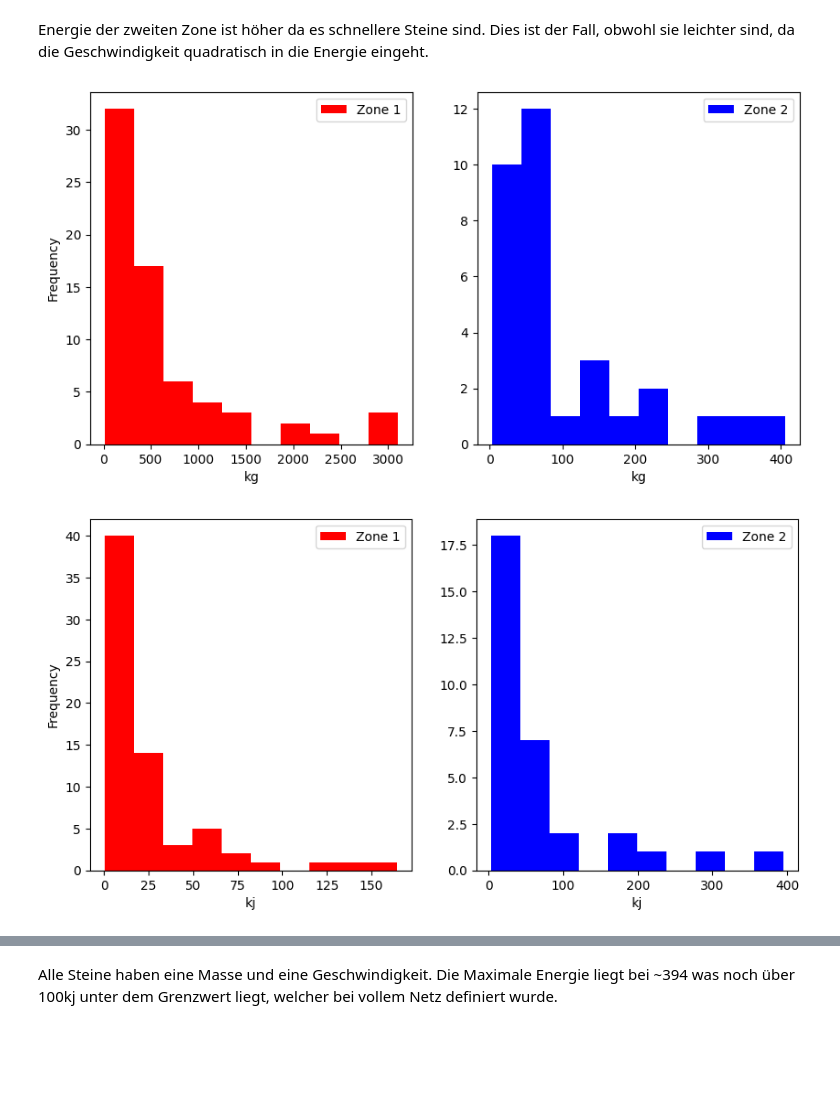
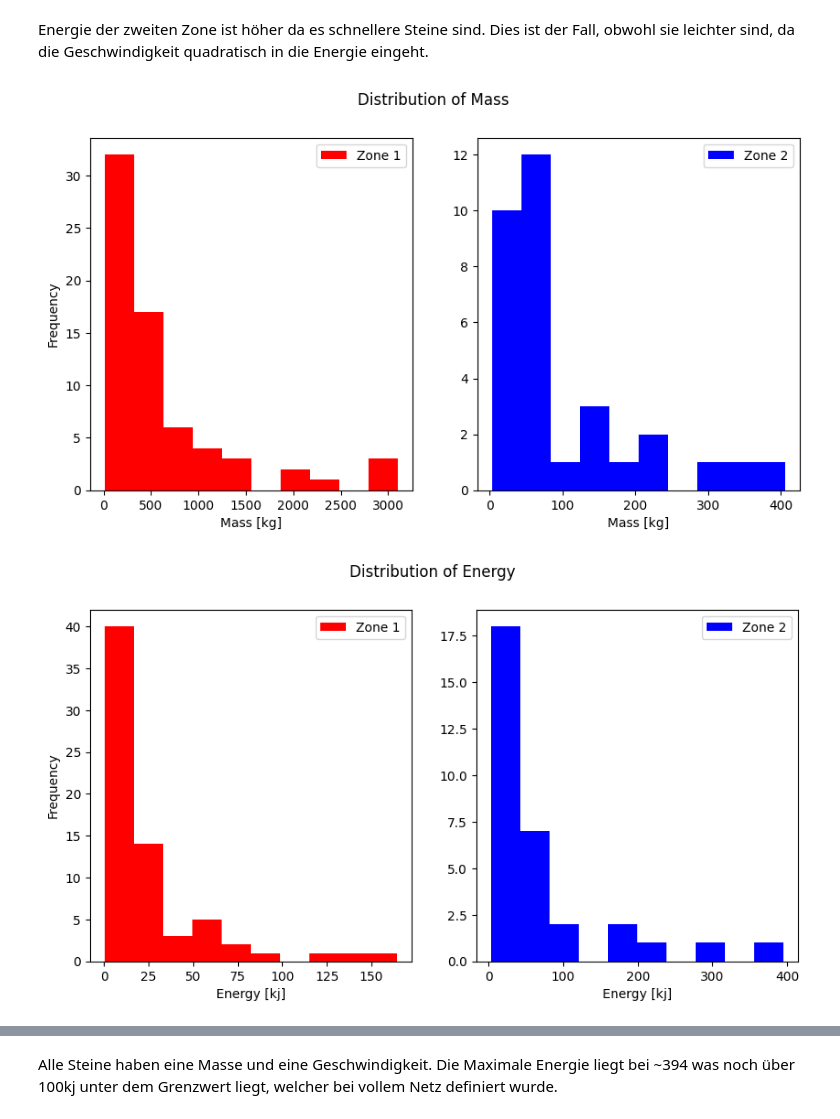
Before and after one commit to staldenhoefler/Steinschlag, a Jupyter notebook: steinschlag.ipynb, the cells around one changed output, grey strips where cells are left out. Saved outputs shown, nothing was run; the diff lists cells and outputs as text; code cells hidden in the pictures; blank space fills up the shorter version.

Commit message:
added title to plots

```diff
--- a/steinschlag.ipynb
+++ b/steinschlag.ipynb
@@ -261,48 +265,52 @@ fig, (ax1, ax2) = plt.subplots(1, 2, figsize=(10, 5))
 ax1.hist(zone1["kg"], bins=num_bins, color="red", label="Zone 1")
 ax2.hist(zone2["kg"], bins=num_bins, color="blue", label="Zone 2")
 
-ax1.set_xlabel("kg")
+ax1.set_xlabel("Mass [kg]")
 ax1.set_ylabel("Frequency")
 ax1.legend()
-ax2.set_xlabel("kg")
+ax2.set_xlabel("Mass [kg]")
 ax2.legend()
+plt.suptitle("Distribution of Mass")
 plt.show()
 
 # Plot the histograms for 'kj'
 fig, (ax1, ax2) = plt.subplots(1, 2, figsize=(10, 5))
 ax1.hist(zone1["kj"], bins=num_bins, color="red", label="Zone 1")
 ax2.hist(zone2["kj"], bins=num_bins, color="blue", label="Zone 2")
 
-ax1.set_xlabel("kj")
+ax1.set_xlabel("Energy [kj]")
 ax1.set_ylabel("Frequency")
 ax1.legend()
-ax2.set_xlabel("kj")
+ax2.set_xlabel("Energy [kj]")
 ax2.legend()
+plt.suptitle("Distribution of Energy")
 plt.show()
 
 # Plot the histograms for 'm/s'
 fig, (ax1, ax2) = plt.subplots(1, 2, figsize=(10, 5))
 ax1.hist(zone1["m/s"], bins=num_bins, color="red", label="Zone 1")
 ax2.hist(zone2["m/s"], bins=num_bins, color="blue", label="Zone 2")
 
-ax1.set_xlabel("m/s")
+ax1.set_xlabel("Velocity [m/s]")
 ax1.set_ylabel("Frequency")
 ax1.legend()
-ax2.set_xlabel("m/s")
+ax2.set_xlabel("Velocity [m/s]")
 ax2.legend()
+plt.suptitle("Distribution of Velocity")
 plt.show()
 
 # Plot the histograms for 'timediv h'
 fig, (ax1, ax2) = plt.subplots(1, 2, figsize=(10, 5))
 ax1.hist(zone1["timediv h"], bins=num_bins, color="red", label="Zone 1")
 ax2.hist(zone2["timediv h"], bins=num_bins, color="blue", label="Zone 2")
 
-ax1.set_xlabel("timediv h")
+ax1.set_xlabel("Time Difference (h)")
 ax1.set_ylabel("Frequency")
 ax1.legend()
-ax2.set_xlabel("timediv h")
+ax2.set_xlabel("Time Difference (h)")
 ax2.legend()
+plt.suptitle("Distribution of Time Difference")
 plt.show()
 # %% [output]
-[figure, old version]
+[figure, new version]
-[figure, old version]
+[figure, new version]
```
Also changed, not shown: parts of 27 cells of this notebook.
